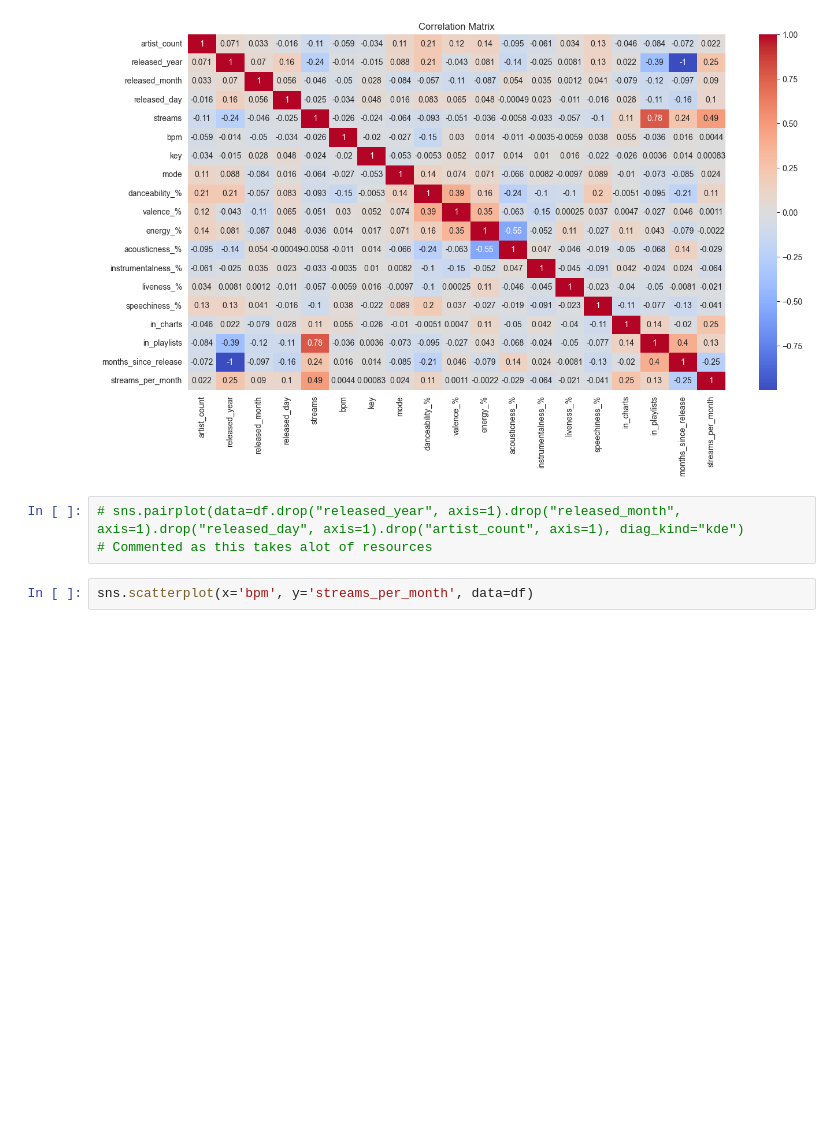
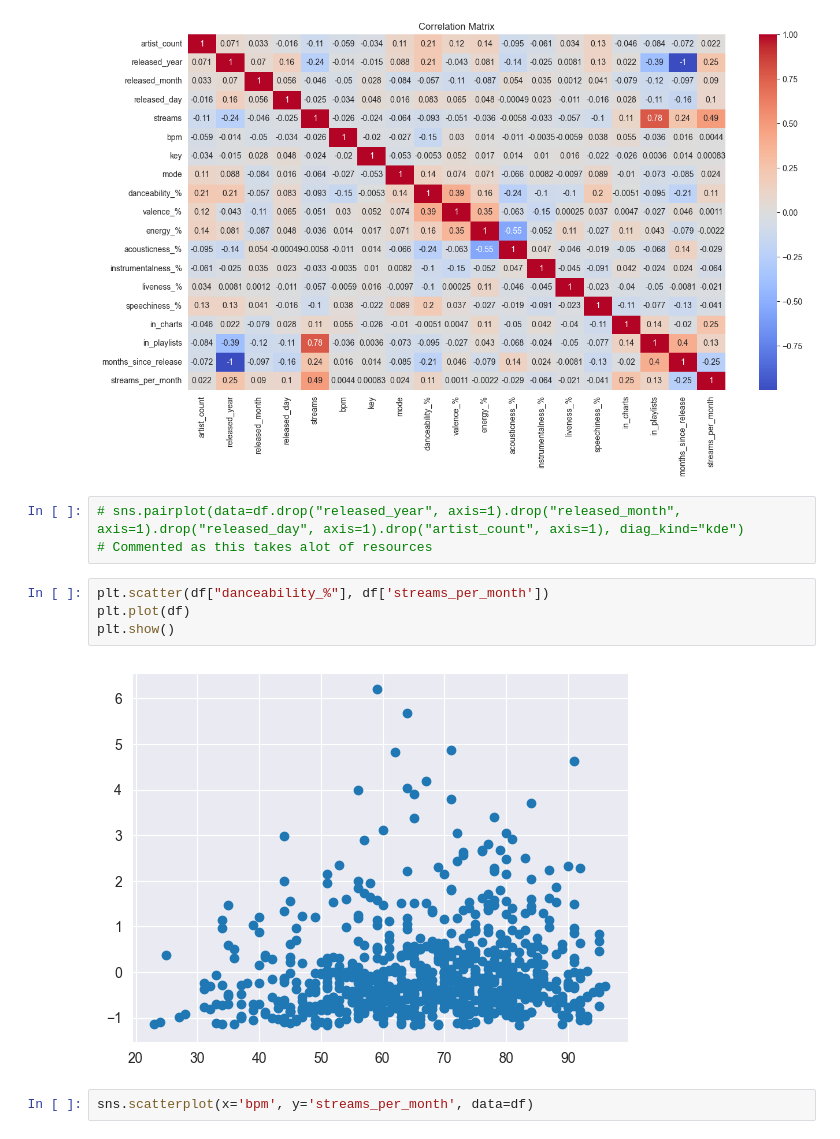
Before and after one commit to certificateofparticipation/VJCxTP-Hackathon-24, a Jupyter notebook: main.ipynb, the cells around one changed output. Saved outputs shown, nothing was run; the diff lists cells and outputs as text; blank space fills up the shorter version.

```diff
--- a/main.ipynb
+++ b/main.ipynb
@@ -327,6 +327,12 @@ plt.show()
 # %%
 # sns.pairplot(data=df.drop("released_year", axis=1).drop("released_month", axis=1).drop("released_day", axis=1).drop("artist_count", axis=1), diag_kind="kde")
 # Commented as this takes alot of resources
+# %%
+plt.scatter(df["danceability_%"], df['streams_per_month'])
+plt.plot(df)
+plt.show()
+# %% [output]
+[figure, added]
 # %%
 sns.scatterplot(x='bpm', y='streams_per_month', data=df)
 # %% [output]
```
Also changed, not shown: parts of 1 cell of this notebook.
